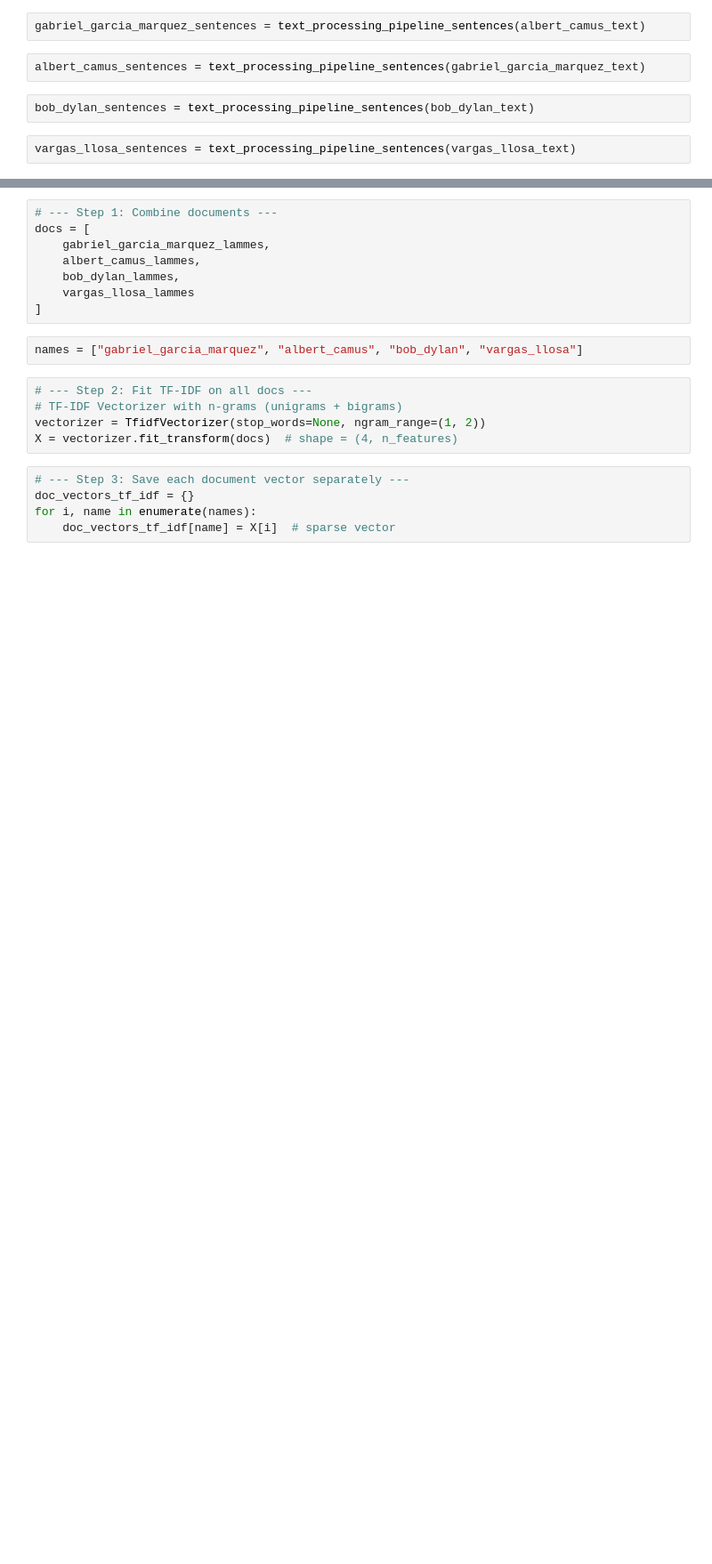
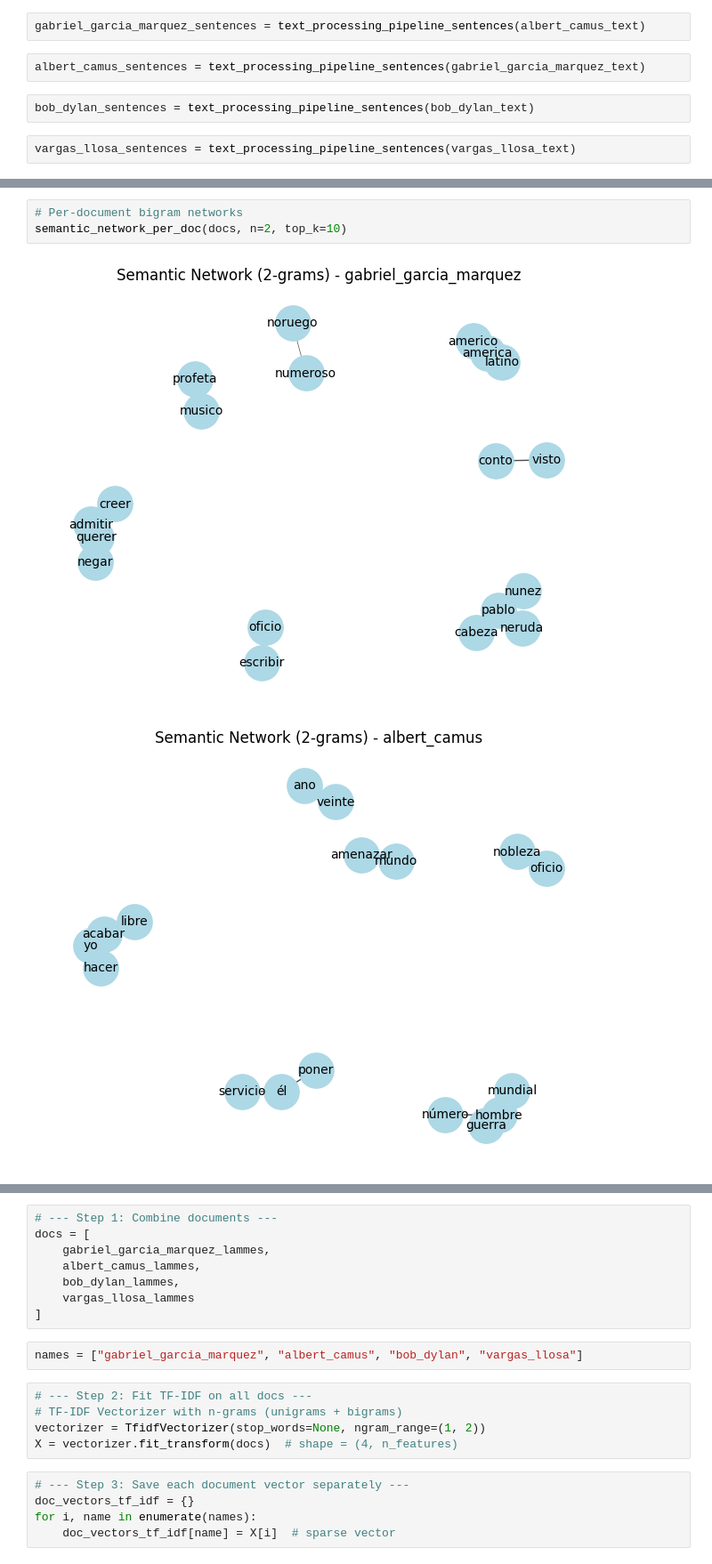
Before and after one commit to BlueAutomata/nlp-konrad, a Jupyter notebook: taller_4/Taller_4.ipynb, the cells around one changed output, grey strips where cells are left out. Shown at 89% size. Saved outputs shown, nothing was run; the diff lists cells and outputs as text; blank space fills up the shorter version.

```diff
--- a/taller_4/Taller_4.ipynb
+++ b/taller_4/Taller_4.ipynb
@@ -257,0 +489,6 @@ vargas_llosa_sentences = text_processing_pipeline_sentences(vargas_llosa_text)
+# %%
+# Per-document bigram networks
+semantic_network_per_doc(docs, n=2, top_k=10)
+# %% [output]
+[figure, added]
+[figure, added]
```
Also changed, not shown: parts of 63 cells of this notebook, 1 other file.
